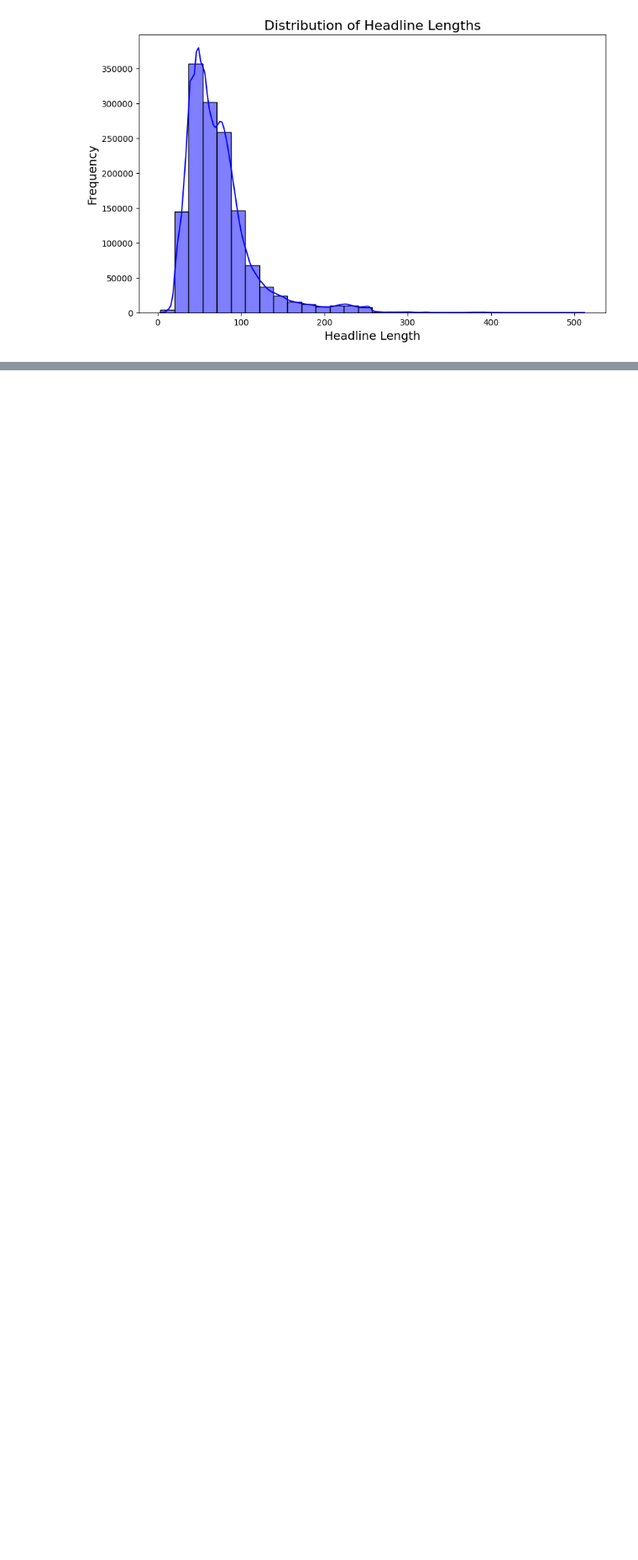
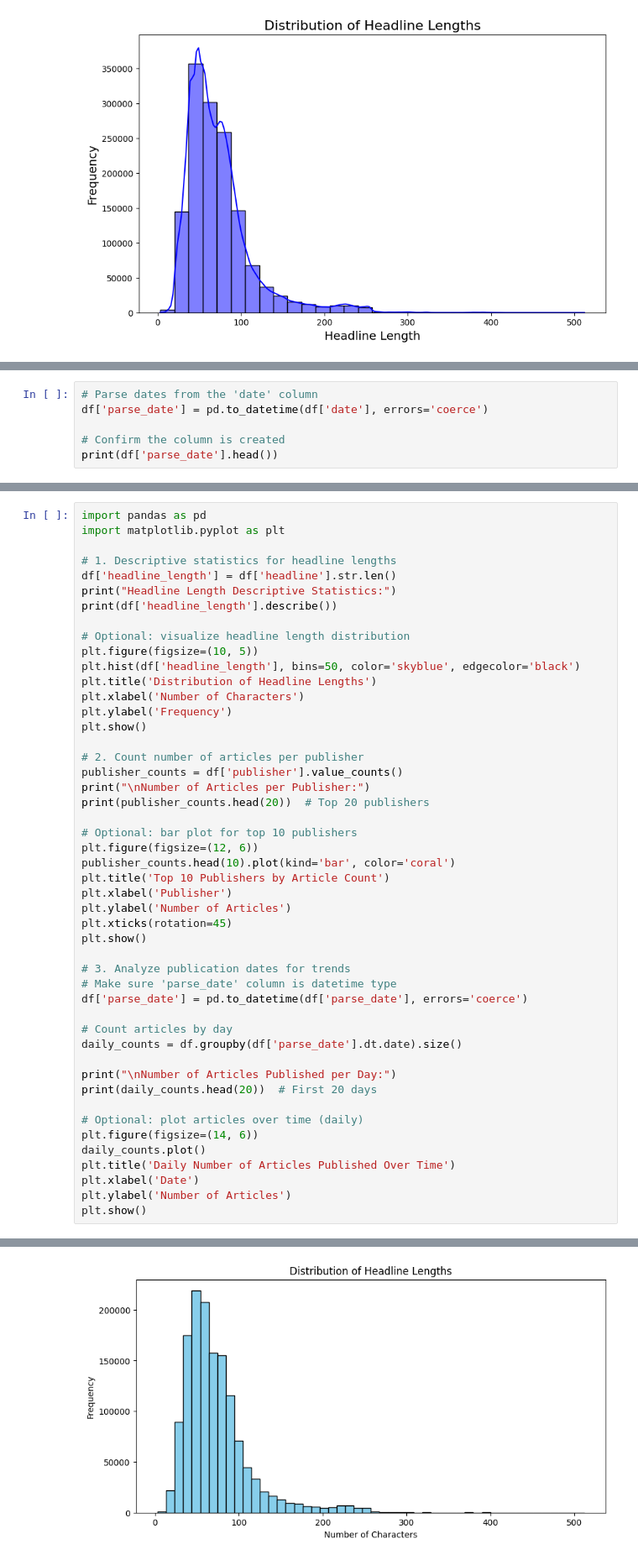
Before and after one commit to helina1abebe/finance-sentiment-analysis, a Jupyter notebook: notebooks/Headline_EDA.ipynb, the cells around one changed output, grey strips where cells are left out. Shown at 84% size. Saved outputs shown, nothing was run; the diff lists cells and outputs as text; blank space fills up the shorter version.

```diff
--- a/notebooks/Headline_EDA.ipynb
+++ b/notebooks/Headline_EDA.ipynb
@@ -167,0 +196,6 @@ Name: headline_length, dtype: float64
+# %%
+# Parse dates from the 'date' column
+df['parse_date'] = pd.to_datetime(df['date'], errors='coerce')
+
+# Confirm the column is created
+print(df['parse_date'].head())
@@ -167,0 +209,49 @@ Name: headline_length, dtype: float64
+# %%
+import pandas as pd
+import matplotlib.pyplot as plt
+
+# 1. Descriptive statistics for headline lengths
+df['headline_length'] = df['headline'].str.len()
+print("Headline Length Descriptive Statistics:")
+print(df['headline_length'].describe())
+
+# Optional: visualize headline length distribution
+plt.figure(figsize=(10, 5))
+plt.hist(df['headline_length'], bins=50, color='skyblue', edgecolor='black')
+plt.title('Distribution of Headline Lengths')
+plt.xlabel('Number of Characters')
+plt.ylabel('Frequency')
+plt.show()
+
+# 2. Count number of articles per publisher
+publisher_counts = df['publisher'].value_counts()
+print("\nNumber of Articles per Publisher:")
+print(publisher_counts.head(20))  # Top 20 publishers
+
+# Optional: bar plot for top 10 publishers
+plt.figure(figsize=(12, 6))
+publisher_counts.head(10).plot(kind='bar', color='coral')
+plt.title('Top 10 Publishers by Article Count')
+plt.xlabel('Publisher')
+plt.ylabel('Number of Articles')
+plt.xticks(rotation=45)
+plt.show()
+
+# 3. Analyze publication dates for trends
+# Make sure 'parse_date' column is datetime type
+df['parse_date'] = pd.to_datetime(df['parse_date'], errors='coerce')
+
+# Count articles by day
+daily_counts = df.groupby(df['parse_date'].dt.date).size()
+
+print("\nNumber of Articles Published per Day:")
+print(daily_counts.head(20))  # First 20 days
+
+# Optional: plot articles over time (daily)
+plt.figure(figsize=(14, 6))
+daily_counts.plot()
+plt.title('Daily Number of Articles Published Over Time')
+plt.xlabel('Date')
+plt.ylabel('Number of Articles')
+plt.show()
+# %% [output]
@@ -167,0 +268 @@ Name: headline_length, dtype: float64
+[figure, added]
```
Also changed, not shown: parts of 4 cells of this notebook.
